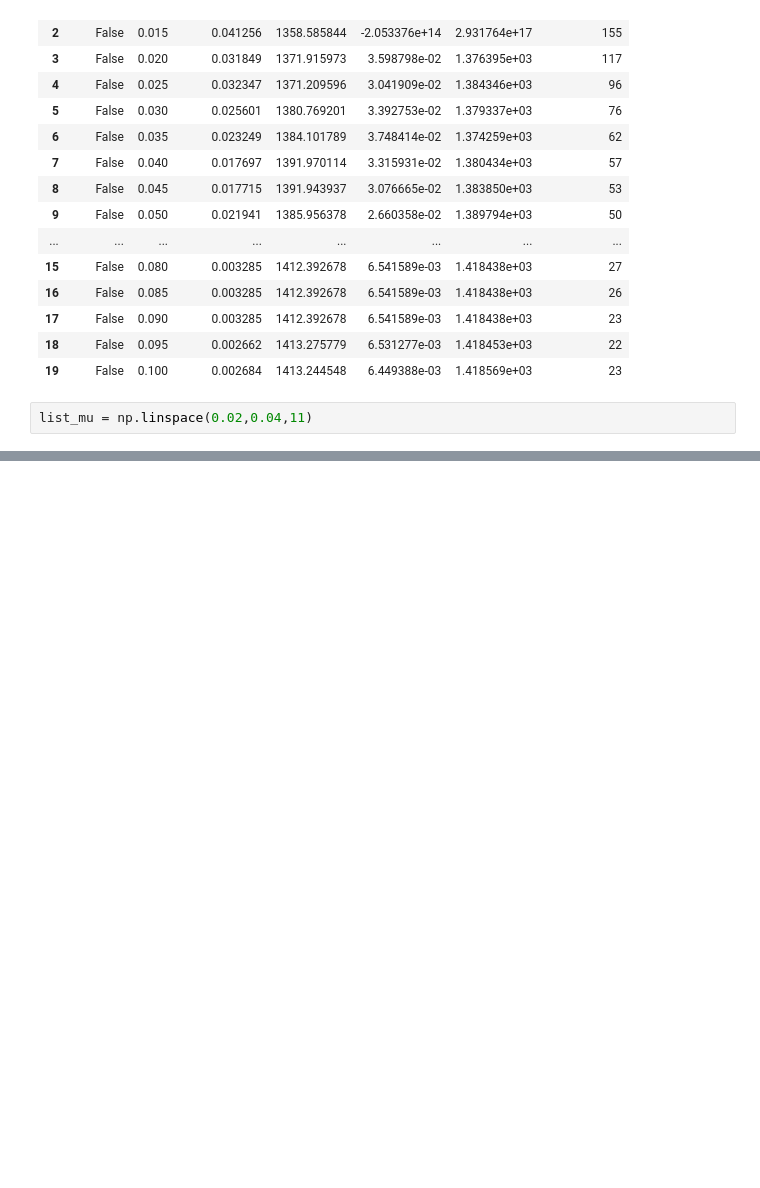
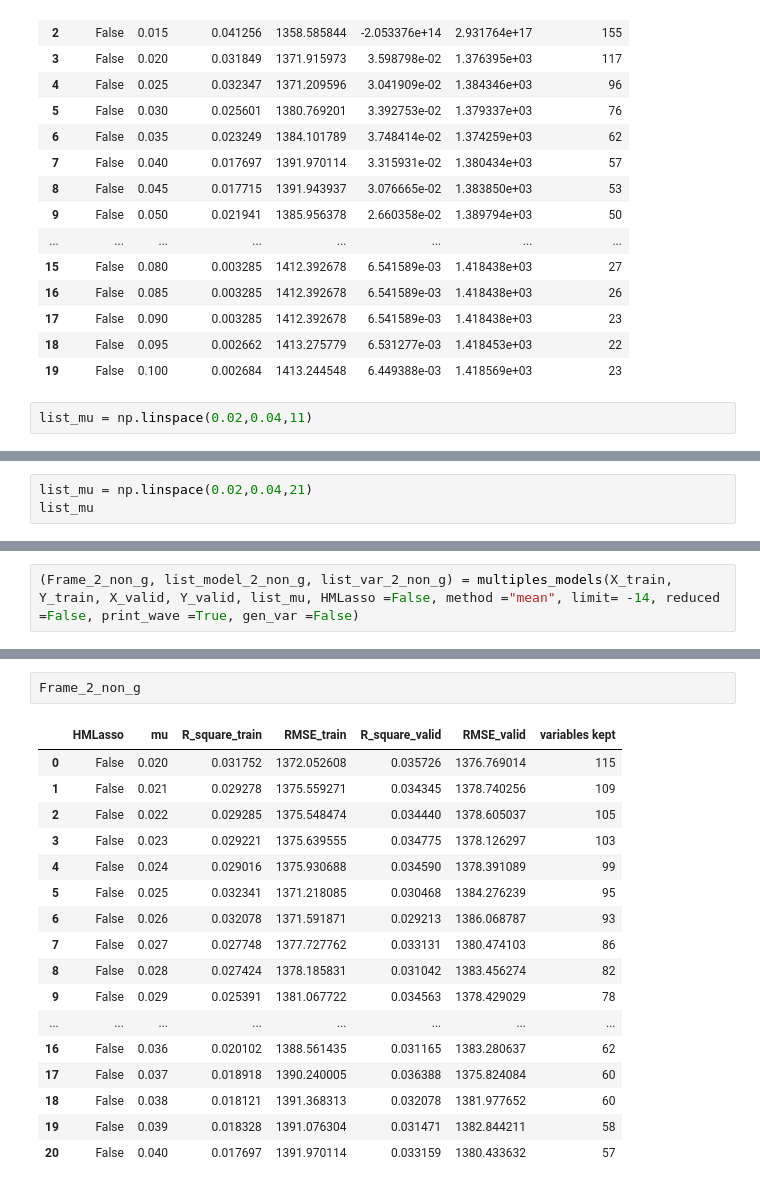
Before and after one commit to jveillon/Projet_Statapp, a Jupyter notebook: Panel_estimates/file_01_panel_estimation.ipynb, the cells around one changed output, grey strips where cells are left out. Saved outputs shown, nothing was run; the diff lists cells and outputs as text; blank space fills up the shorter version.

```diff
--- a/Panel_estimates/file_01_panel_estimation.ipynb
+++ b/Panel_estimates/file_01_panel_estimation.ipynb
@@ -1032,0 +1725,3 @@ Summary
+# %%
+list_mu = np.linspace(0.02,0.04,21)
+list_mu
@@ -1032,0 +1732,2 @@ Summary
+# %%
+(Frame_2_non_g, list_model_2_non_g, list_var_2_non_g) = multiples_models(X_train, Y_train, X_valid, Y_valid, list_mu, HMLasso =False, method ="mean", limit= -14, reduced =False, print_wave =True, gen_var =False)
@@ -1032,0 +1940,20 @@ Summary
+# %%
+Frame_2_non_g
+# %% [output]
+|  | HMLasso | mu | R_square_train | RMSE_train | R_square_valid | RMSE_valid | variables kept |
+| 0 | False | 0.020 | 0.031752 | 1372.052608 | 0.035726 | 1376.769014 | 115 |
+| 1 | False | 0.021 | 0.029278 | 1375.559271 | 0.034345 | 1378.740256 | 109 |
+| 2 | False | 0.022 | 0.029285 | 1375.548474 | 0.034440 | 1378.605037 | 105 |
+| 3 | False | 0.023 | 0.029221 | 1375.639555 | 0.034775 | 1378.126297 | 103 |
+| 4 | False | 0.024 | 0.029016 | 1375.930688 | 0.034590 | 1378.391089 | 99 |
+| 5 | False | 0.025 | 0.032341 | 1371.218085 | 0.030468 | 1384.276239 | 95 |
+| 6 | False | 0.026 | 0.032078 | 1371.591871 | 0.029213 | 1386.068787 | 93 |
+| 7 | False | 0.027 | 0.027748 | 1377.727762 | 0.033131 | 1380.474103 | 86 |
+| 8 | False | 0.028 | 0.027424 | 1378.185831 | 0.031042 | 1383.456274 | 82 |
+| 9 | False | 0.029 | 0.025391 | 1381.067722 | 0.034563 | 1378.429029 | 78 |
+| ... | ... | ... | ... | ... | ... | ... | ... |
+| 16 | False | 0.036 | 0.020102 | 1388.561435 | 0.031165 | 1383.280637 | 62 |
+| 17 | False | 0.037 | 0.018918 | 1390.240005 | 0.036388 | 1375.824084 | 60 |
+| 18 | False | 0.038 | 0.018121 | 1391.368313 | 0.032078 | 1381.977652 | 60 |
+| 19 | False | 0.039 | 0.018328 | 1391.076304 | 0.031471 | 1382.844211 | 58 |
+| 20 | False | 0.040 | 0.017697 | 1391.970114 | 0.033159 | 1380.433632 | 57 |
```
Also changed, not shown: parts of 32 cells of this notebook.
